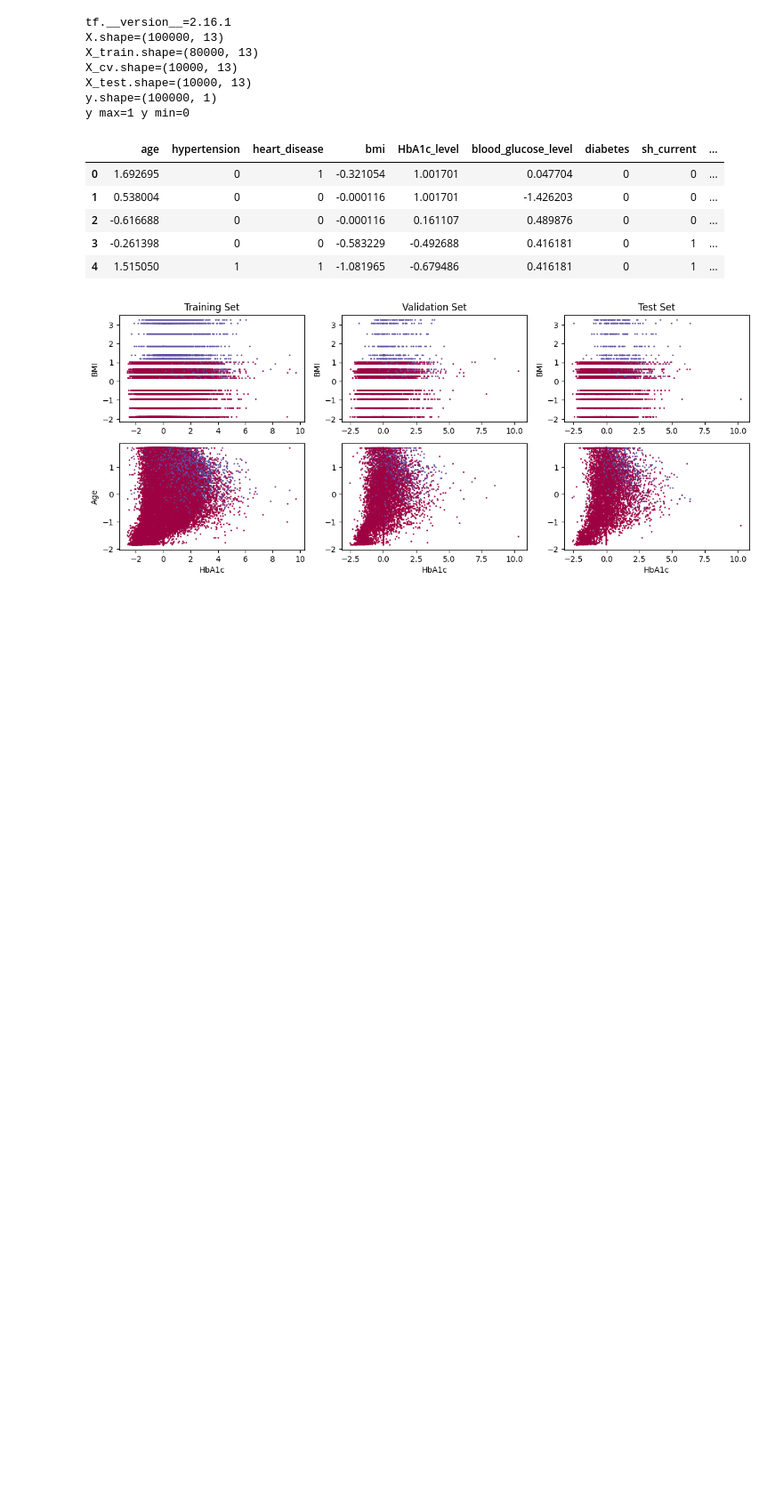
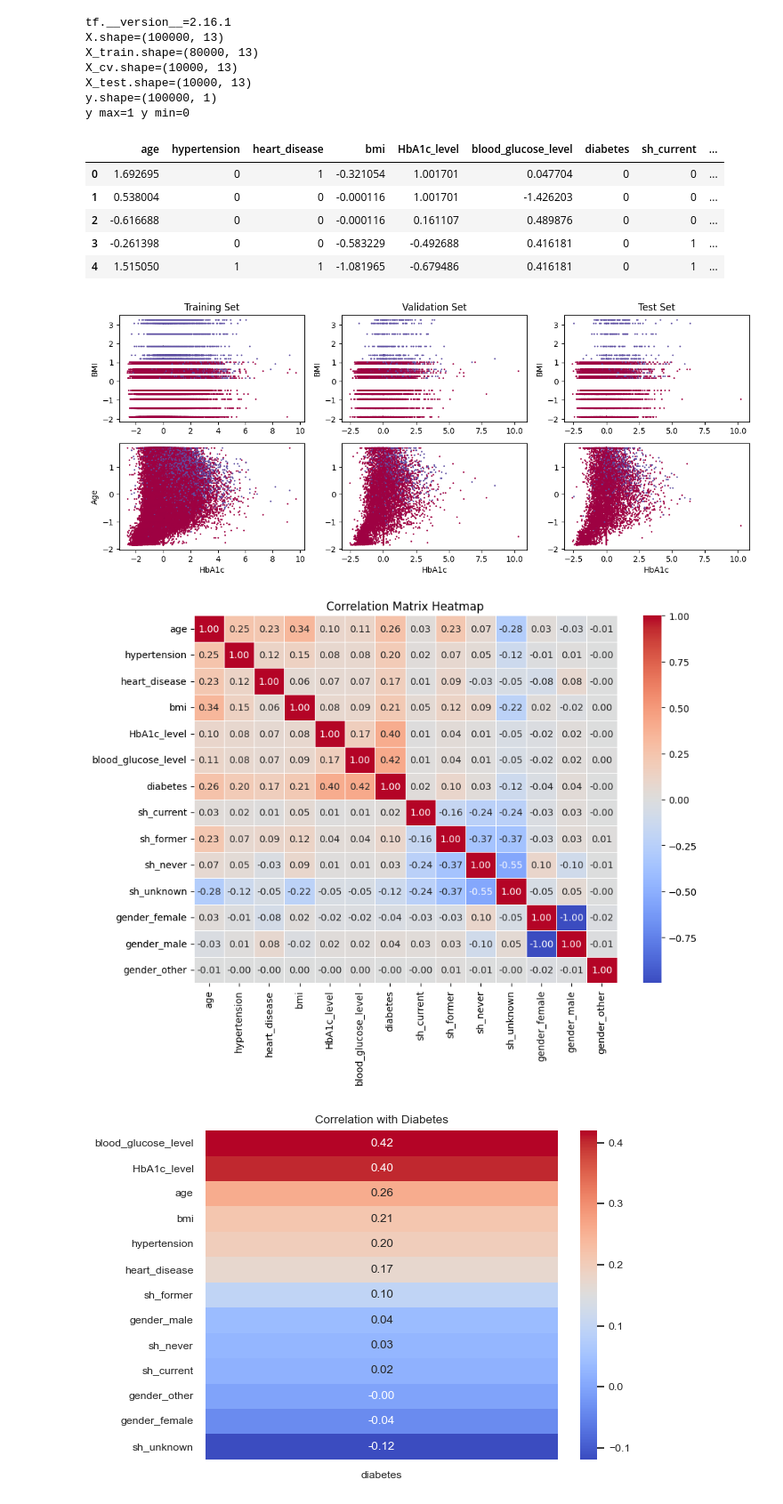
Before and after one commit to mattgianni/kaggle-hpart, a Jupyter notebook: src/diab.ipynb, the cells around one changed output. Shown at 89% size. Cells and saved outputs as stored; diff of their text form; code cells hidden in the pictures; blank space fills up the shorter version.

Commit message:
better visualization

```diff
--- a/src/diab.ipynb
+++ b/src/diab.ipynb
@@ -106,6 +110,33 @@ plt.xlabel('HbA1c')
 plt.show()
 # %% [output]
 [figure]
+# %%
+# Compute the correlation matrix
+correlation_matrix = df.corr()
+#Graph I.
+plt.figure(figsize=(10, 7))
+sns.heatmap(correlation_matrix, annot=True, cmap='coolwarm', linewidths=0.5, fmt='.2f')
+plt.title("Correlation Matrix Heatmap")
+plt.show()
+
+
+#Graph II
+# Create a heatmap of the correlations with the target column
+corr = df.corr()
+target_corr = corr['diabetes'].drop('diabetes')
+
+# Sort correlation values in descending order
+target_corr_sorted = target_corr.sort_values(ascending=False)
+
+sns.set_theme(font_scale=0.8)
+sns.set_style("white")
+sns.set_palette("PuBuGn_d")
+sns.heatmap(target_corr_sorted.to_frame(), cmap="coolwarm", annot=True, fmt='.2f')
+plt.title('Correlation with Diabetes')
+plt.show()
+# %% [output]
+[figure, added]
+[figure, added]
 # %%
 # define the error metrics
 def recall_m(y_true, y_pred):
```
Also changed, not shown: parts of 9 cells of this notebook, 1 other file.
